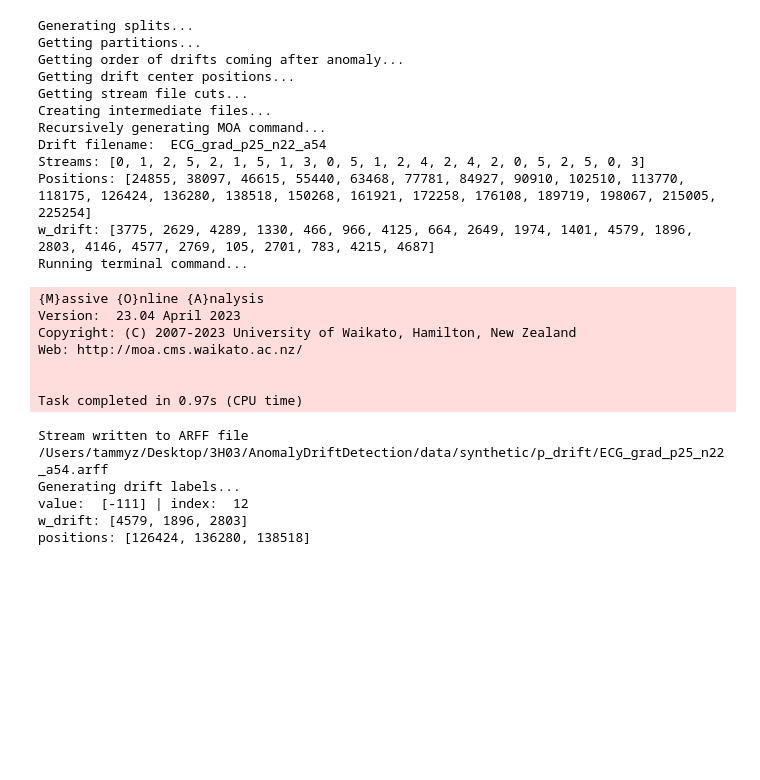
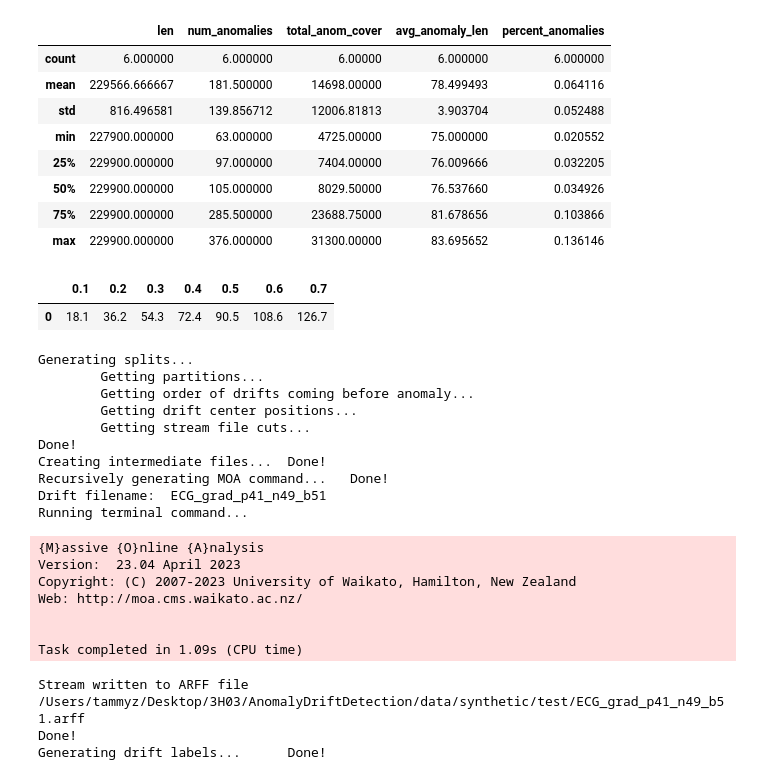
Before and after one commit to mac-dsl/AnomalyDriftDetection, a Jupyter notebook: moa_drift_generation.ipynb, the cells around one changed output. Cells and saved outputs as stored; diff of their text form; code cells hidden in the pictures; blank space fills up the shorter version.

```diff
--- a/moa_drift_generation.ipynb
+++ b/moa_drift_generation.ipynb
@@ -46,0 +14,9 @@ trial_name = 'p_drift'
+# %%
+source_dir = '/Users/tammyz/Desktop/3H03/AnomalyDriftDetection/data/benchmark/ECG'
+num_streams = 6
+drift_dir = '/Users/tammyz/Desktop/3H03/AnomalyDriftDetection/data/synthetic'
+moa_path = '/Users/tammyz/Desktop/3H03/moa-release-2023.04.0/lib'
+g = GenMOAStream(source_dir, num_streams, drift_dir, moa_path)
+# %%
+df = g.get_source_summary()
+df
@@ -46,0 +31,20 @@ trial_name = 'p_drift'
+# %%
+df.describe()
+# %% [output]
+|  | len | num_anomalies | total_anom_cover | avg_anomaly_len | percent_anomalies |
+| count | 6.000000 | 6.000000 | 6.00000 | 6.000000 | 6.000000 |
+| mean | 229566.666667 | 181.500000 | 14698.00000 | 78.499493 | 0.064116 |
+| std | 816.496581 | 139.856712 | 12006.81813 | 3.903704 | 0.052488 |
+| min | 227900.000000 | 63.000000 | 4725.00000 | 75.000000 | 0.020552 |
+| 25% | 229900.000000 | 97.000000 | 7404.00000 | 76.009666 | 0.032205 |
+| 50% | 229900.000000 | 105.000000 | 8029.50000 | 76.537660 | 0.034926 |
+| 75% | 229900.000000 | 285.500000 | 23688.75000 | 81.678656 | 0.103866 |
+| max | 229900.000000 | 376.000000 | 31300.00000 | 83.695652 | 0.136146 |
+# %%
+mean_num_anom = 181
+percent = np.arange(0.1,0.8,0.1)
+percent_anom = mean_num_anom * percent
+pd.DataFrame([percent_anom], columns=percent)
+# %% [output]
+|  | 0.1 | 0.2 | 0.3 | 0.4 | 0.5 | 0.6 | 0.7 |
+| 0 | 18.1 | 36.2 | 54.3 | 72.4 | 90.5 | 108.6 | 126.7 |
@@ -47,26 +58,22 @@ trial_name = 'p_drift'
 # %%
-output_path, drift_label, streams, positions, seq_drift_after = run_generate_grad_stream_moa(
-    selected_streams,
+output_path, drift_label, streams, positions, seq_drift_after = g.run_generate_grad_stream_moa(
+    length,
     p_drift,
     n_drift,
-    length,
-    p_drift_after,
-    max_stream,
-    anom_ints,
-    trial_name
+    p_drift_before,
+    sub_dir,
+    dataset
 )
 # %% [output]
 Generating splits...
-Getting partitions...
-Getting order of drifts coming after anomaly...
-Getting drift center positions...
-Getting stream file cuts...
-Creating intermediate files...
-Recursively generating MOA command...
-Drift filename:  ECG_grad_p25_n22_a54
-Streams: [0, 1, 2, 5, 2, 1, 5, 1, 3, 0, 5, 1, 2, 4, 2, 4, 2, 0, 5, 2, 5, 0, 3]
-Positions: [24855, 38097, 46615, 55440, 63468, 77781, 84927, 90910, 102510, 113770, 118175, 126424, 136280, 138518, 150268, 161921, 172258, 176108, 189719, 198067, 215005, 225254]
-w_drift: [3775, 2629, 4289, 1330, 466, 966, 4125, 664, 2649, 1974, 1401, 4579, 1896, 2803, 4146, 4577, 2769, 105, 2701, 783, 4215, 4687]
+        Getting partitions...
+        Getting order of drifts coming before anomaly...
+        Getting drift center positions...
+        Getting stream file cuts...
+Done!
+Creating intermediate files...  Done!
+Recursively generating MOA command...   Done!
+Drift filename:  ECG_grad_p41_n49_b51
 Running terminal command...
 {M}assive {O}nline {A}nalysis
 Version:  23.04 April 2023
@@ -74,9 +81,7 @@ Copyright: (C) 2007-2023 University of Waikato, Hamilton, New Zealand
 Web: http://moa.cms.waikato.ac.nz/
 
 
-Task completed in 0.97s (CPU time)
+Task completed in 1.09s (CPU time)
-Stream written to ARFF file /Users/tammyz/Desktop/3H03/AnomalyDriftDetection/data/synthetic/p_drift/ECG_grad_p25_n22_a54.arff
-Generating drift labels...
-value:  [-111] | index:  12
-w_drift: [4579, 1896, 2803]
-positions: [126424, 136280, 138518]
+Stream written to ARFF file /Users/tammyz/Desktop/3H03/AnomalyDriftDetection/data/synthetic/test/ECG_grad_p41_n49_b51.arff
+Done!
+Generating drift labels...      Done!
```
Also changed, not shown: parts of 8 cells of this notebook, 1 other file.
